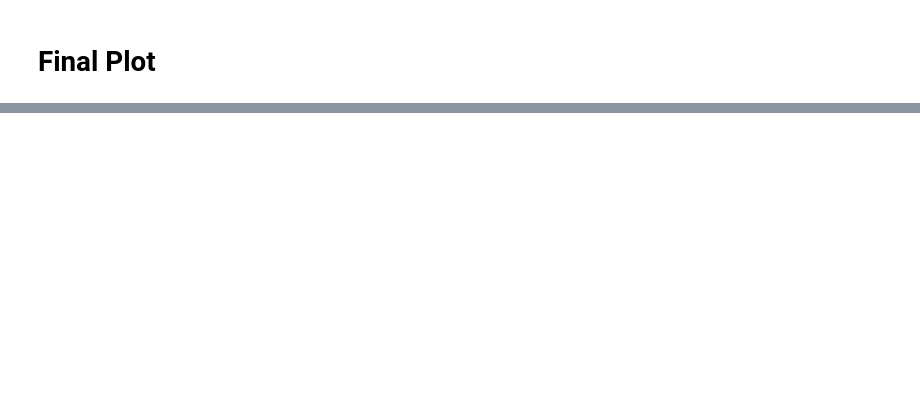
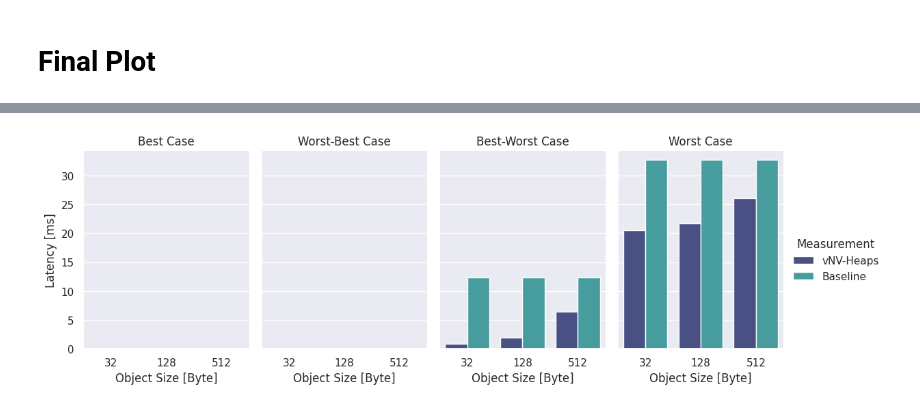
Before and after one commit to markus-gerber/vnv-heap, a Jupyter notebook: zephyr/vnv_heap_benchmark/analysis/get_ref.ipynb, the cells around one changed output, grey strips where cells are left out. Cells and saved outputs as stored; diff of their text form; code cells hidden in the pictures; blank space fills up the shorter version.

```diff
--- a/zephyr/vnv_heap_benchmark/analysis/get_ref.ipynb
+++ b/zephyr/vnv_heap_benchmark/analysis/get_ref.ipynb
@@ -134,0 +105,25 @@ plot_lines(options)
+# %%
+from util.plot import set_theme
+from util.convert import scale_data, scale_and_filter_data
+import seaborn as sns
+import matplotlib.pyplot as plt
+from matplotlib import gridspec
+
+set_theme(colors=2)
+
+unit = "ms"
+filtered = scale_and_filter_data(dataset, unit, plotted_object_sizes)
+
+g = sns.catplot(
+    data=filtered,
+    kind="bar",
+    x="options.object_size", y="mean", hue="dataset_type", col="benchmark_title",
+
+    errorbar="sd", alpha=1, aspect=.7, height=4,
+)
+g.set_titles("{col_name}")
+g.set(xlabel='Object Size [Byte]', ylabel='Latency [ms]')
+
+g.legend.set_title("Measurement")
+# %% [output]
+[figure, added]
```
Also changed, not shown: parts of 7 cells of this notebook, 8 other files.
